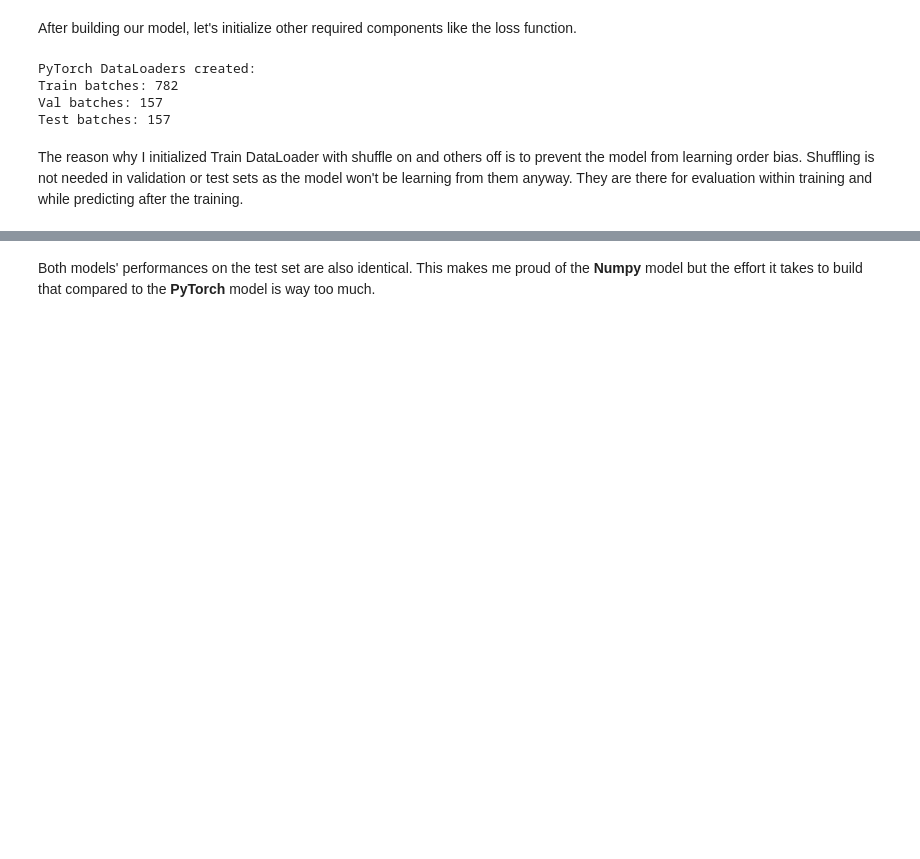
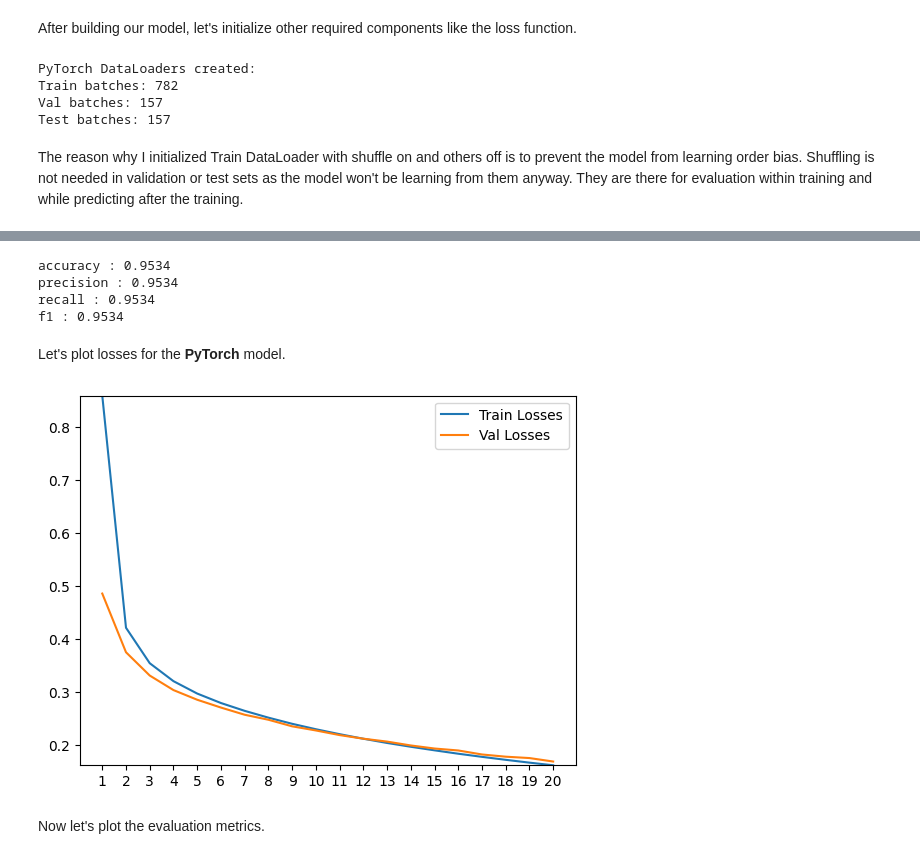
Before and after one commit to DoubleCyclone/Neural-Network-From-Scratch, a Jupyter notebook: notebooks/Neural_Network_From_Scratch.ipynb, the cells around one changed output, grey strips where cells are left out. Drawn from its saved outputs; the diff is of its cells as text; code cells hidden in the pictures; blank space fills up the shorter version.

```diff
--- a/notebooks/Neural_Network_From_Scratch.ipynb
+++ b/notebooks/Neural_Network_From_Scratch.ipynb
@@ -654,6 +738,9 @@ After building our model, let's initialize other required components like the lo
 # %%
 # Select the device the model will run on
 device = 'cuda' if torch.cuda.is_available() else 'cpu'
+
+# Number of epochs the model will train for
+num_epochs = 20
 
 # Determine batch size
 batch_size = 64
@@ -665,16 +752,16 @@ model_torch = Model_Torch().to(device)
 loss_fn = nn.CrossEntropyLoss()
 
 # Optimizer
-optimizer = optim.SGD(model_torch.parameters(), lr=0.05)
+optimizer = optim.SGD(model_torch.parameters(), lr=0.01)
 
 # Convert NumPy arrays to PyTorch tensors
-X_train_tensor = torch.from_numpy(X_train).float() / 255.0  # Normalize to [0, 1]
+X_train_tensor = torch.from_numpy(X_train).float() / 255.0 # Normalize to [0, 1]
 y_train_tensor = torch.from_numpy(y_train).long()
 
-X_val_tensor = torch.from_numpy(X_val).float() / 255.0
+X_val_tensor = torch.from_numpy(X_val).float() / 255.0 # Normalize to [0, 1]
 y_val_tensor = torch.from_numpy(y_val).long()
 
-X_test_tensor = torch.from_numpy(X_test).float() / 255.0
+X_test_tensor = torch.from_numpy(X_test).float() / 255.0 # Normalize to [0, 1]
 y_test_tensor = torch.from_numpy(y_test).long()
 
 # Create TensorDatasets
@@ -785,0 +867,11 @@ Wall time: 1min 9s
+# %%
+# Record time while training the PyTorch model
+start_time_torch = time.perf_counter()
+train_losses, val_losses, metrics = train_torch(model_torch, device, num_epochs, train_loader, val_loader)
+end_time_torch = time.perf_counter()
+
+duration_torch = end_time_torch - start_time_torch
+minutes_torch = int(duration_torch // 60)
+seconds_torch = int(duration_torch % 60)
+pt_train_time_var = f"{minutes_torch}m {seconds_torch}s"
+print(f"PyTorch Model Training Wall time: {pt_train_time_var}")
@@ -852,2 +898,39 @@ F1-score: 0.9774
-# %% [markdown]
-Both models' performances on the test set are also identical. This makes me proud of the **Numpy** model but the effort it takes to build that compared to the **PyTorch** model is way too much.
+# %%
+# Store test metrics
+test_metrics = {}
+all_test_preds = []
+all_true_labels = []
+
+with torch.no_grad() :
+  for i, (x_batch, y_batch) in enumerate(test_loader) :
+    # Run forward pass on a batch
+    logits = model_torch(x_batch)
+    # Convert to predicted classes. Use torch.argmax with dim=1 and convert to list.
+    preds = torch.argmax(logits, dim=1).cpu().tolist()
+
+    # Collect all preds and true labels
+    all_test_preds.extend(preds)
+    all_true_labels.extend(y_batch.cpu().tolist())
+
+  # Calculate metrics over the test set
+  test_metrics['accuracy'] = accuracy_score(all_true_labels, all_test_preds)
+  test_metrics['precision'] = precision_score(all_true_labels, all_test_preds, average='weighted', zero_division=0)
+  test_metrics['recall'] = recall_score(all_true_labels, all_test_preds, average='weighted', zero_division=0)
+  test_metrics['f1'] = f1_score(all_true_labels, all_test_preds, average='weighted', zero_division=0)
+
+  # Print metrics
+  for key, value in test_metrics.items() :
+    print(f"{key} : {value:.4f}")
+# %% [output]
+accuracy : 0.9534
+precision : 0.9534
+recall : 0.9534
+f1 : 0.9534
+# %% [markdown]
+Let's plot losses for the **PyTorch** model.
+# %%
+plot_losses(train_losses, val_losses)
+# %% [output]
+[figure, added]
+# %% [markdown]
+Now let's plot the evaluation metrics.
```
Also changed, not shown: parts of 36 cells of this notebook.
